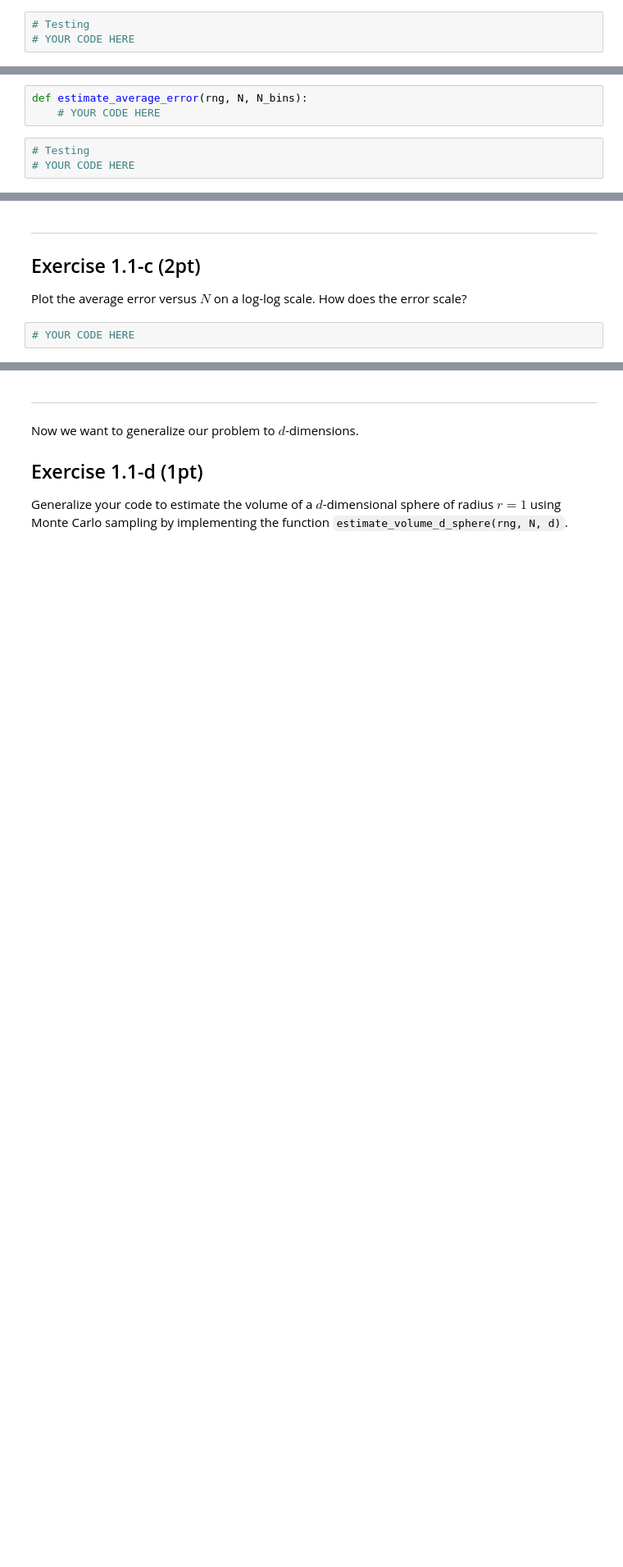
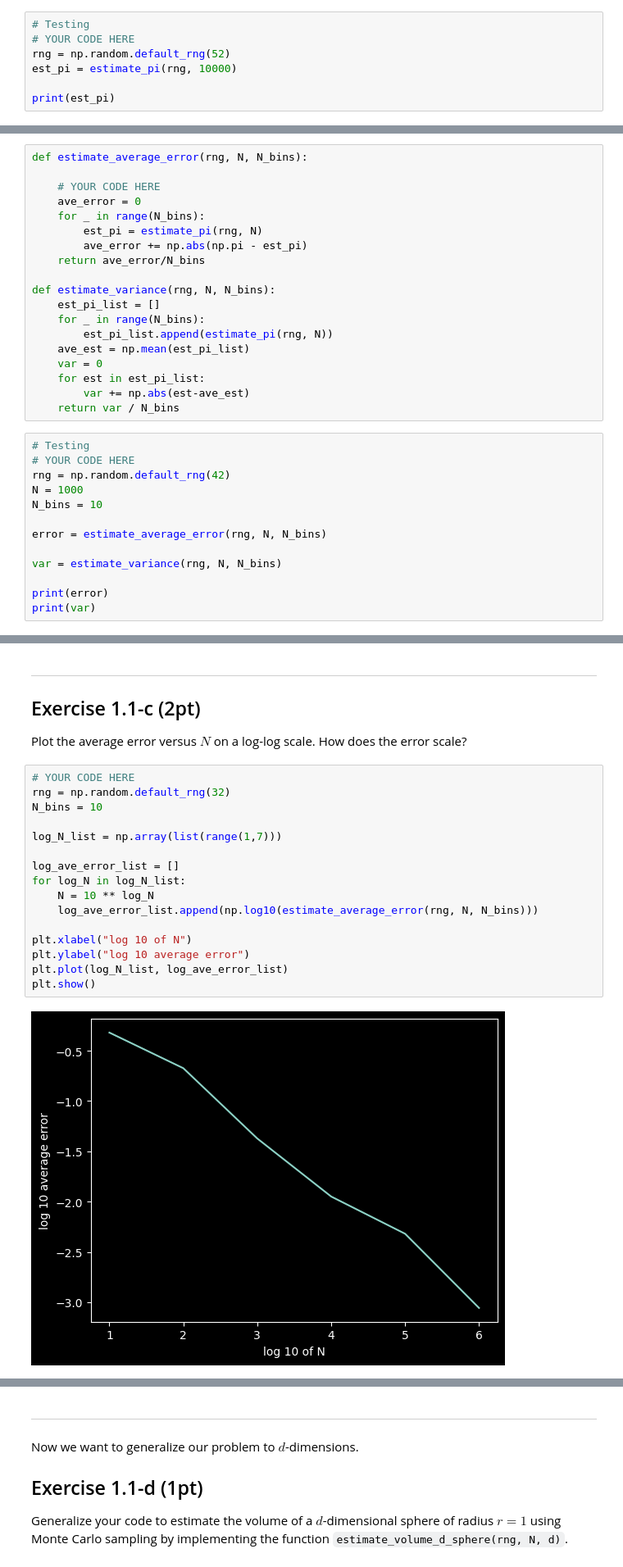
Before and after one commit to YommoY-official/CompManyBody, a Jupyter notebook: exercises/ex01_monte_carlo/ex01.1_estimate_pi.ipynb, the cells around one changed output, grey strips where cells are left out. Shown at 82% size. Saved outputs shown, nothing was run; the diff lists cells and outputs as text; blank space fills up the shorter version.

```diff
--- a/exercises/ex01_monte_carlo/ex01.1_estimate_pi.ipynb
+++ b/exercises/ex01_monte_carlo/ex01.1_estimate_pi.ipynb
@@ -26,3 +35,7 @@ def estimate_pi(rng, N):
 # %%
 # Testing
 # YOUR CODE HERE
+rng = np.random.default_rng(52)
+est_pi = estimate_pi(rng, 10000)
+
+print(est_pi)
@@ -47,7 +62,33 @@ Implement the function `estimate_average_error(rng, N, N_bins)`, estimating the
 > where $x_n$ is the estimated value of $\pi$ from bin $n$ and $\bar{x}$ is the average of all bins.
 # %%
 def estimate_average_error(rng, N, N_bins):
+
     # YOUR CODE HERE
+    ave_error = 0
+    for _ in range(N_bins):
+        est_pi = estimate_pi(rng, N)
+        ave_error += np.abs(np.pi - est_pi)
+    return ave_error/N_bins
+
+def estimate_variance(rng, N, N_bins):
+    est_pi_list = []
+    for _ in range(N_bins):
+        est_pi_list.append(estimate_pi(rng, N))
+    ave_est = np.mean(est_pi_list)
+    var = 0
+    for est in est_pi_list:
+        var += np.abs(est-ave_est)
+    return var / N_bins
 # %%
 # Testing
 # YOUR CODE HERE
+rng = np.random.default_rng(42)
+N = 1000
+N_bins = 10
+
+error = estimate_average_error(rng, N, N_bins)
+
+var = estimate_variance(rng, N, N_bins)
+
+print(error)
+print(var)
@@ -65,4 +109,20 @@ del result_test
 Plot the average error versus $N$ on a log-log scale. How does the error scale?
 # %%
 # YOUR CODE HERE
+rng = np.random.default_rng(32)
+N_bins = 10
+
+log_N_list = np.array(list(range(1,7)))
+
+log_ave_error_list = []
+for log_N in log_N_list:
+    N = 10 ** log_N
+    log_ave_error_list.append(np.log10(estimate_average_error(rng, N, N_bins)))
+
+plt.xlabel("log 10 of N")
+plt.ylabel("log 10 average error")
+plt.plot(log_N_list, log_ave_error_list)
+plt.show()
+# %% [output]
+[figure, added]
 # %% [markdown]
```
Also changed, not shown: parts of 10 cells of this notebook, 1 other file.
